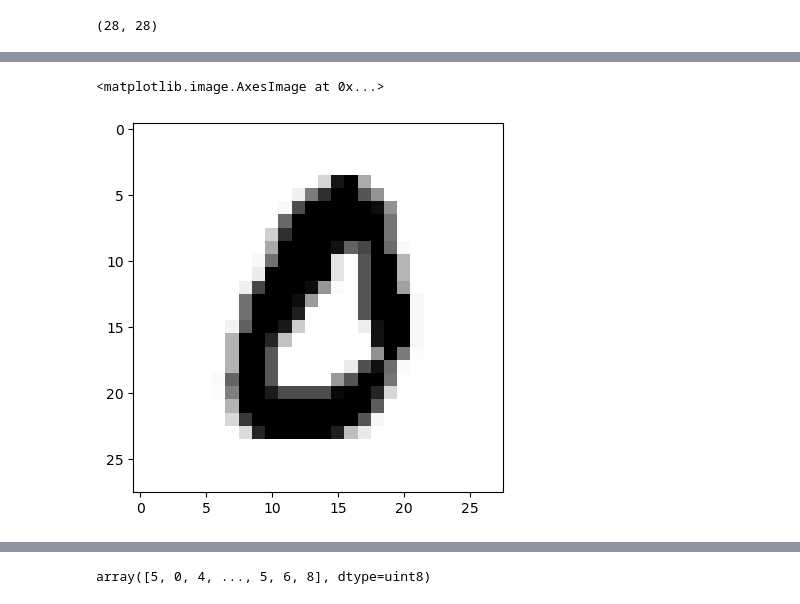
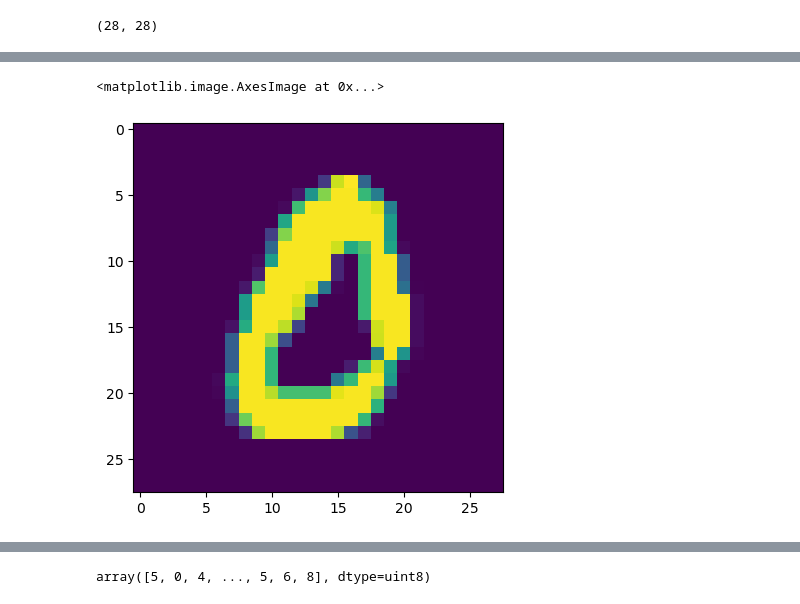
Before and after one commit to BulentKaradeniz/GTU_Deep_Learning_Homeworks, a Jupyter notebook: Homework_2/Homework_2_1.ipynb, the cells around one changed output, grey strips where cells are left out. Drawn from its saved outputs; the diff is of its cells as text; code cells hidden in the pictures.

```diff
--- a/Homework_2/Homework_2_1.ipynb
+++ b/Homework_2/Homework_2_1.ipynb
@@ -81,7 +81,7 @@ array([[  0,   0,   0,   0,   0,   0,   0,   0,   0,   0,   0,   0,   0,
 # %%
 import matplotlib.pyplot as plt
-# %%
-plt.imshow(X_train[169], cmap= plt.cm.binary)
-# %% [output]
-<matplotlib.image.AxesImage at 0x...>
-[figure, removed]
+# %%
+plt.imshow(X_train[169]) # to visualize an image from a dataset
+# %% [output]
+<matplotlib.image.AxesImage at 0x...>
+[figure, added]
```
Also changed, not shown: parts of 7 cells of this notebook.
